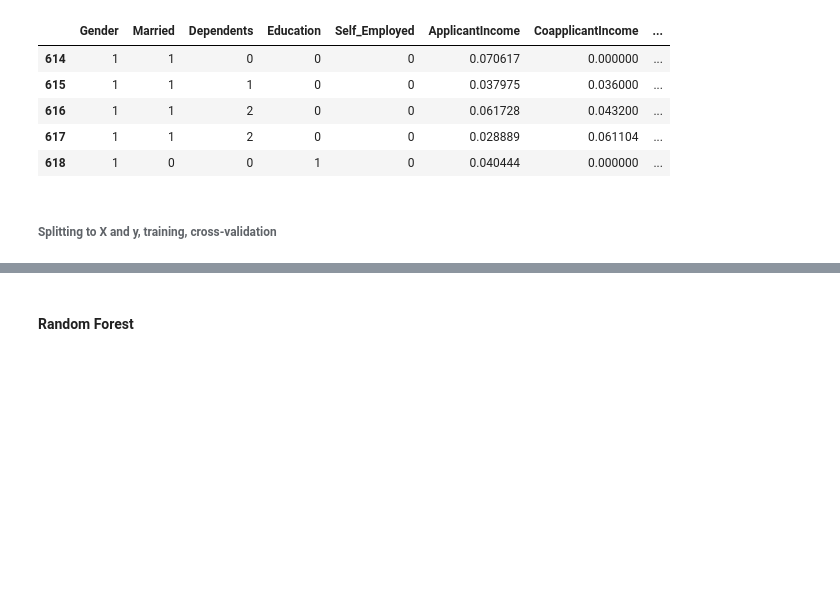
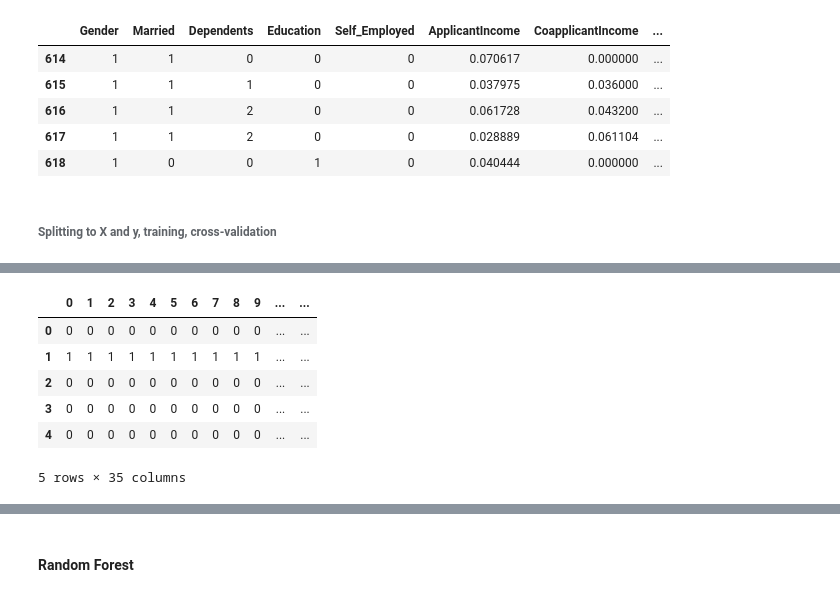
Before and after one commit to mmdjazeel/Loan-Prediction, a Jupyter notebook: Loan Prediction.ipynb, the cells around one changed output, grey strips where cells are left out. Drawn from its saved outputs; the diff is of its cells as text; code cells hidden in the pictures; blank space fills up the shorter version.

```diff
--- a/Loan Prediction.ipynb
+++ b/Loan Prediction.ipynb
@@ -136,0 +323,12 @@ X, y = df_train.drop('Loan_Status', axis=1).values, df_train.Loan_Status.values
+# %%
+dbl_stacked_train = pd.concat([stacked_train_results, df_train], axis=1)
+# %%
+dbl_stacked_train.head()
+# %% [output]
+|  | 0 | 1 | 2 | 3 | 4 | 5 | 6 | 7 | 8 | 9 | ... | ... |
+| 0 | 0 | 0 | 0 | 0 | 0 | 0 | 0 | 0 | 0 | 0 | ... | ... |
+| 1 | 1 | 1 | 1 | 1 | 1 | 1 | 1 | 1 | 1 | 1 | ... | ... |
+| 2 | 0 | 0 | 0 | 0 | 0 | 0 | 0 | 0 | 0 | 0 | ... | ... |
+| 3 | 0 | 0 | 0 | 0 | 0 | 0 | 0 | 0 | 0 | 0 | ... | ... |
+| 4 | 0 | 0 | 0 | 0 | 0 | 0 | 0 | 0 | 0 | 0 | ... | ... |
+5 rows × 35 columns
```
Also changed, not shown: parts of 44 cells of this notebook.
